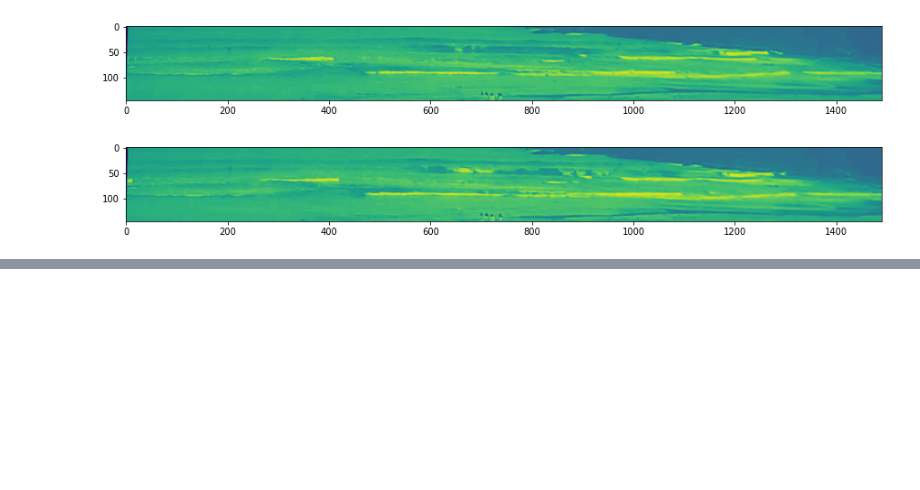
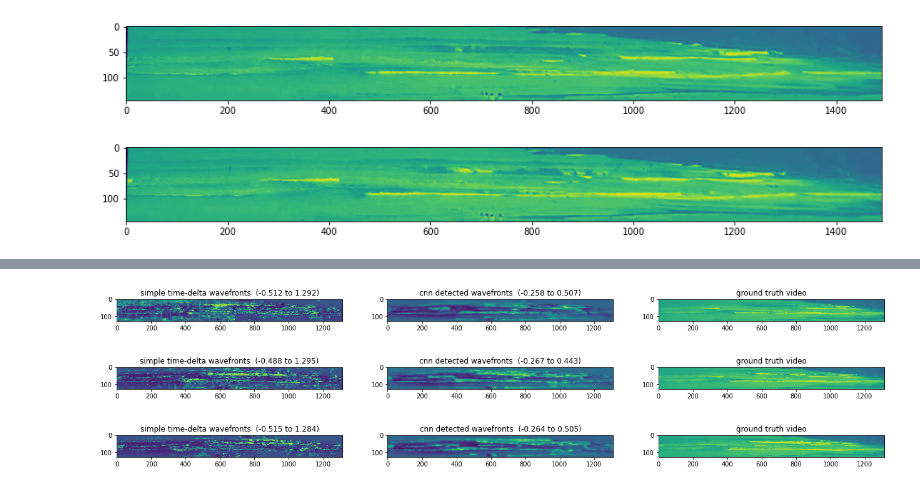
Before and after one commit to sjobeek/surfbreak, a Jupyter notebook: nbs/index.ipynb, the cells around one changed output, grey strips where cells are left out. Drawn from its saved outputs; the diff is of its cells as text; code cells hidden in the pictures; blank space fills up the shorter version.

```diff
--- a/nbs/index.ipynb
+++ b/nbs/index.ipynb
@@ -114,0 +145,17 @@ Waveform training data consists of `{wavefront_signal, image_coordinates, image}
+# %%
+_, simple_gt = simple_chunk_dataset[0]
+model_in, model_gt = CNND[0]
+for t in range(0,15,5):
+    fig, axes = plt.subplots(ncols=3, figsize=(22,2))
+    axes[0].set_title("simple time-delta wavefronts  ({:0.3f} to {:0.3f})"
+                      .format(simple_gt['wavefronts_txy'][t].min(),simple_gt['wavefronts_txy'][t].max()))
+    axes[0].imshow(simple_gt['wavefronts_txy'][t].T)# - CNND.average_wavefront_xy.T)
+    axes[1].set_title("cnn detected wavefronts  ({:0.3f} to {:0.3f})"
+                      .format(model_gt['wavefronts_txy'][t].min(),model_gt['wavefronts_txy'][t].max()))
+    axes[1].imshow(model_gt['wavefronts_txy'][t].T)# - CNND.average_wavefront_xy.T)
+    axes[2].set_title("ground truth video")
+    axes[2].imshow(model_gt['video_txy'][t].T)
+# %% [output]
+[figure, added]
+[figure, added]
+[figure, added]
```
Also changed, not shown: parts of 5 cells of this notebook, 5 other files.
